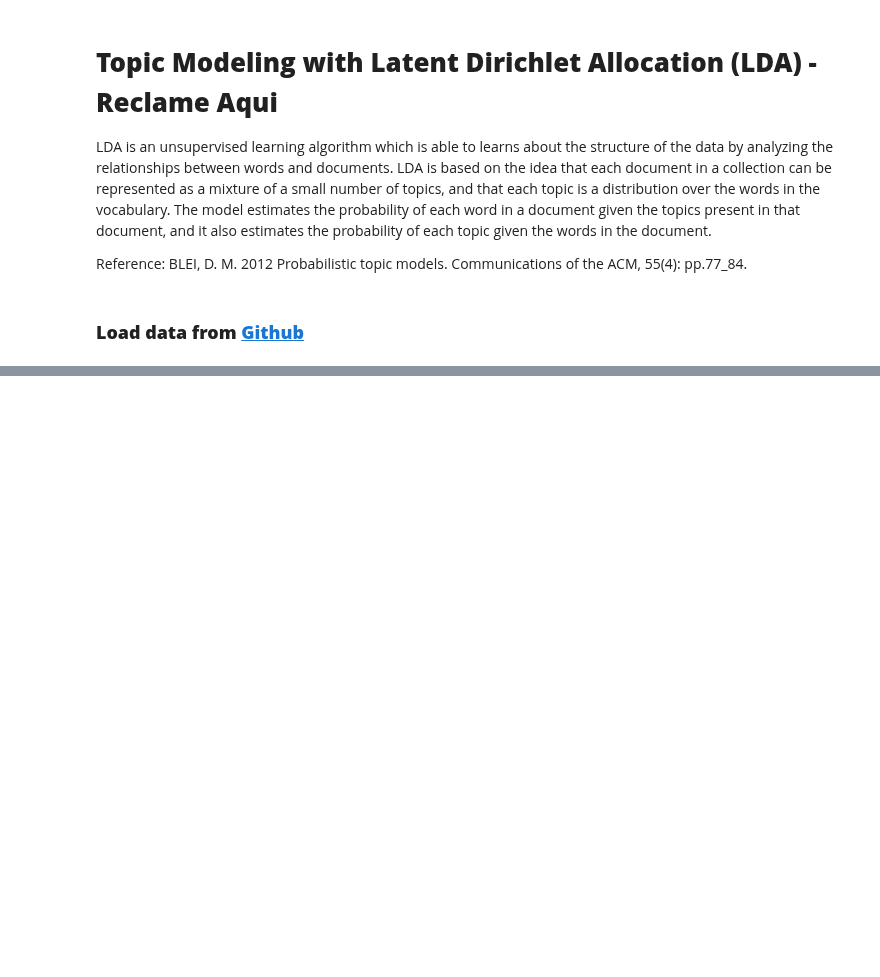
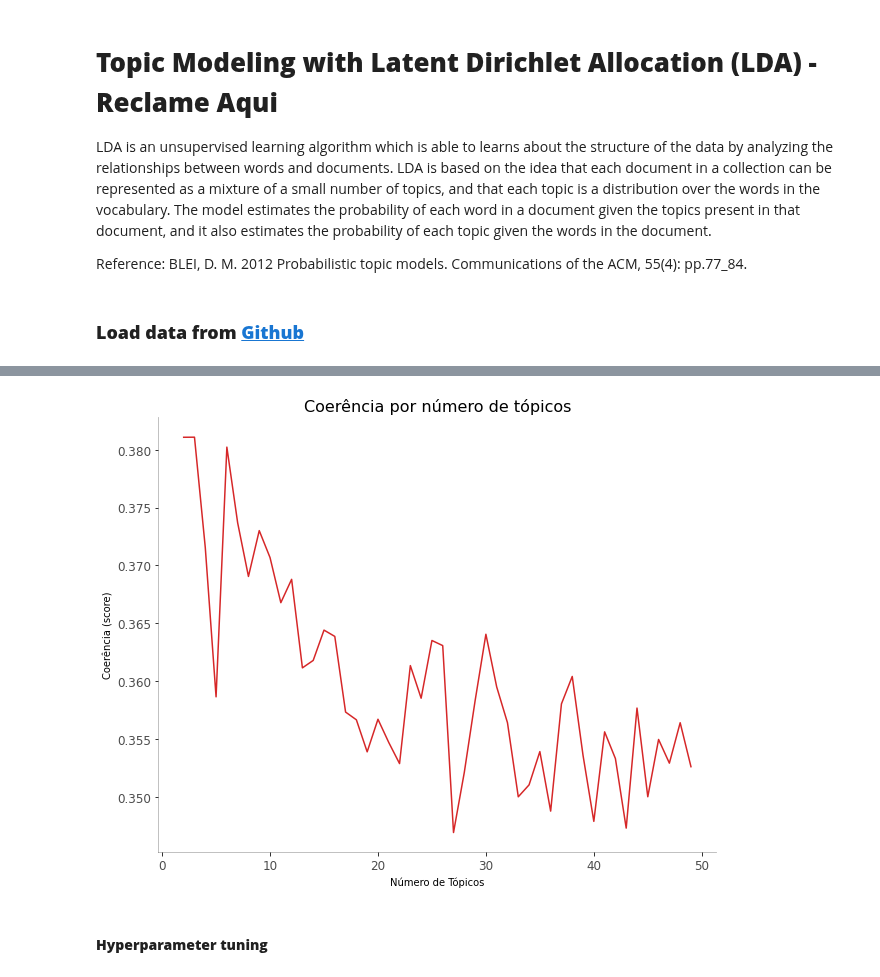
Before and after one commit to mathewsrc/Topic-Modeling-Reclame-Aqui, a Jupyter notebook: Topic_Modeling_Reclame_Aqui_with_LDA.ipynb, the cells around one changed output, grey strips where cells are left out. Drawn from its saved outputs; the diff is of its cells as text; code cells hidden in the pictures; blank space fills up the shorter version.

```diff
--- a/Topic_Modeling_Reclame_Aqui_with_LDA.ipynb
+++ b/Topic_Modeling_Reclame_Aqui_with_LDA.ipynb
@@ -17,0 +142,33 @@ sys.path.insert(0,'/content/Topic-Modeling-Reclame-Aqui')
+# %%
+NUMBER_OF_TOPICS = 50
+topics = list(range(2, NUMBER_OF_TOPICS))
+scores = [score for n in topics for _, score in [get_coherence_score(df.documents.values, n)]]
+# %%
+# create the plot
+plt.figure(figsize=[10, 8])
+plt.plot(topics, scores, color='tab:red')
+
+# add labels to the axes
+plt.xlabel('Número de Tópicos')
+plt.ylabel('Coerência (score)')
+
+# decoration
+plt.xticks(fontsize=12, horizontalalignment='center', alpha=.7)
+plt.yticks(fontsize=12, alpha=.7)
+plt.title("Coerência por número de tópicos", fontsize=16)
+
+# remove borders
+plt.gca().spines["top"].set_alpha(0.0)
+plt.gca().spines["bottom"].set_alpha(0.3)
+plt.gca().spines["right"].set_alpha(0.0)
+plt.gca().spines["left"].set_alpha(0.3)
+
+# save plot
+plt.savefig(os.path.join(WORK_DIR, 'results', 'lda', f'coherence_by_topics_{NUMBER_OF_TOPICS}.png'))
+
+# show the plot
+plt.show()
+# %% [output]
+[figure, added]
+# %% [markdown]
+#### **Hyperparameter tuning**
```
Also changed, not shown: parts of 29 cells of this notebook.
